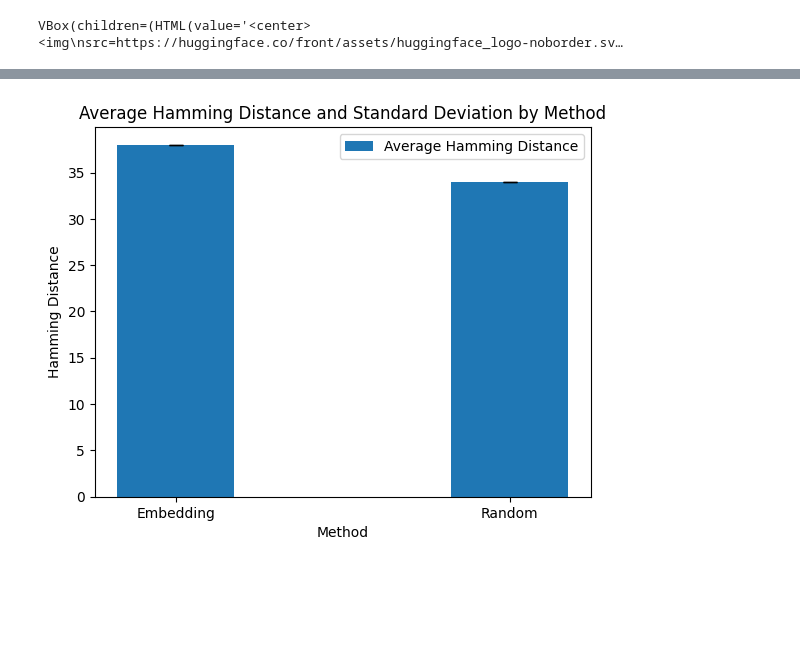
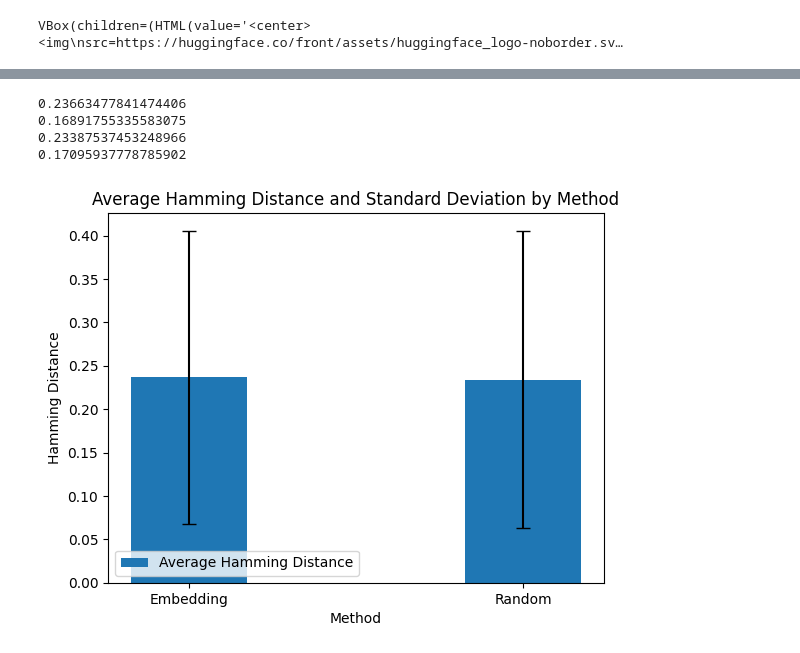
Before and after one commit to vihan-lakshman/mutagenic, a Jupyter notebook: masking_pipeline.ipynb, the cells around one changed output, grey strips where cells are left out. Drawn from its saved outputs; the diff is of its cells as text; code cells hidden in the pictures; blank space fills up the shorter version.

```diff
--- a/masking_pipeline.ipynb
+++ b/masking_pipeline.ipynb
@@ -325,9 +301,13 @@ def get_random_indices(prompt, percentage):
     return random.sample(range(len(prompt)), num_indices)
 # %%
 for idx, prompt in enumerate(df['substituted_seq']):
+  try:
     random_indices = get_random_indices(prompt, 8)
     # Replace locations in prompt corresponding to indices in 'indices' with "_"
     target_seq = df.loc[df['substituted_seq'] == prompt, 'sequence'].iloc[0]
+    entry = df.loc[df['substituted_seq'] == prompt, 'Entry'].iloc[0]
+    if entry not in embeddings_dict:
+        continue
     for method in ['embedding', 'random']:
       if method == 'embedding':
         indices = embedding_masking_model(prompt, model, df, embeddings_dict,percentage=8)
@@ -348,9 +328,9 @@ for idx, prompt in enumerate(df['substituted_seq']):
               temperature=0.5,
           ),
       )
-      print("Generated Sequence: " + str(sequence_generation.sequence))
+      # print("Generated Sequence: " + str(sequence_generation.sequence))
       generated_sequence = sequence_generation.sequence
-      print("Target Sequence: " + str(target_seq))
+      # print("Target Sequence: " + str(target_seq))
       # Ensure sequences are of equal length
       if len(generated_sequence) != len(target_seq):
           raise ValueError("Sequences must be of the same length to calculate Hamming distance.")
@@ -359,6 +339,10 @@ for idx, prompt in enumerate(df['substituted_seq']):
       hamming_distance = sum(1 for gen, target in zip(generated_sequence, target_seq) if gen != target)
 
       # Print results
-      print("Hamming Distance:", hamming_distance)
+      print(f'Index {idx}: {method} Hamming Distance:', hamming_distance)
       embeddings_dict[entry][f'{method}_hamming_distance'] = hamming_distance
+      torch.cuda.empty_cache()
+  except Exception as e:
+    print(f"An error occurred for index {idx}: {e}")
+    continue
 # %% [output]
@@ -381,47 +368,56 @@ embedding_distances = []
 random_distances = []
 
 # Iterate over embeddings_dict to gather the hamming distances
-for entry in embeddings_dict.values():
+for key, entry in embeddings_dict.items():
     embedding_distance = entry.get('embedding_hamming_distance', None)
     random_distance = entry.get('random_hamming_distance', None)
+    seq_length = len(df.loc[df['Entry'] == key, 'sequence'].iloc[0])
+    embeddings_dict[key]['seq_length'] = seq_length
 
-    # Skip None values and collect valid distances
-    if embedding_distance is not None:
-        embedding_distances.append(embedding_distance)
-    if random_distance is not None:
-        random_distances.append(random_distance)
+    # Skip None values and collect valid distances (only compare on proteins w/ both values)
+    if embedding_distance is not None and random_distance is not None:
+        embedding_distances.append(embedding_distance/seq_length)
+        random_distances.append(random_distance/seq_length)
 
 # Calculate average and standard deviation for both methods
 embedding_avg = np.mean(embedding_distances) if embedding_distances else 0
 embedding_std = np.std(embedding_distances) if embedding_distances else 0
+print(embedding_avg)
+print(embedding_std)
 
 random_avg = np.mean(random_distances) if random_distances else 0
 random_std = np.std(random_distances) if random_distances else 0
+print(random_avg)
+print(random_std)
 
 # Prepare data for the bar plot
 methods = ['Embedding', 'Random']
 averages = [embedding_avg, random_avg]
 std_devs = [embedding_std, random_std]
 
 # Create the bar plot
 fig, ax = plt.subplots()
 
 # Set positions for the bars
 bar_width = 0.35
 index = np.arange(len(methods))
 
 # Plot the bars with error bars
 ax.bar(index, averages, bar_width, yerr=std_devs, capsize=5, label='Average Hamming Distance')
 
 # Customize the plot
 ax.set_xlabel('Method')
 ax.set_ylabel('Hamming Distance')
 ax.set_title('Average Hamming Distance and Standard Deviation by Method')
 ax.set_xticks(index)
 ax.set_xticklabels(methods)
 ax.legend()
 
 # Display the plot
 plt.show()
 # %% [output]
+0.23663477841474406
+0.16891755335583075
+0.23387537453248966
+0.17095937778785902
-[figure, old version]
+[figure, new version]
```
Also changed, not shown: parts of 5 cells of this notebook.
